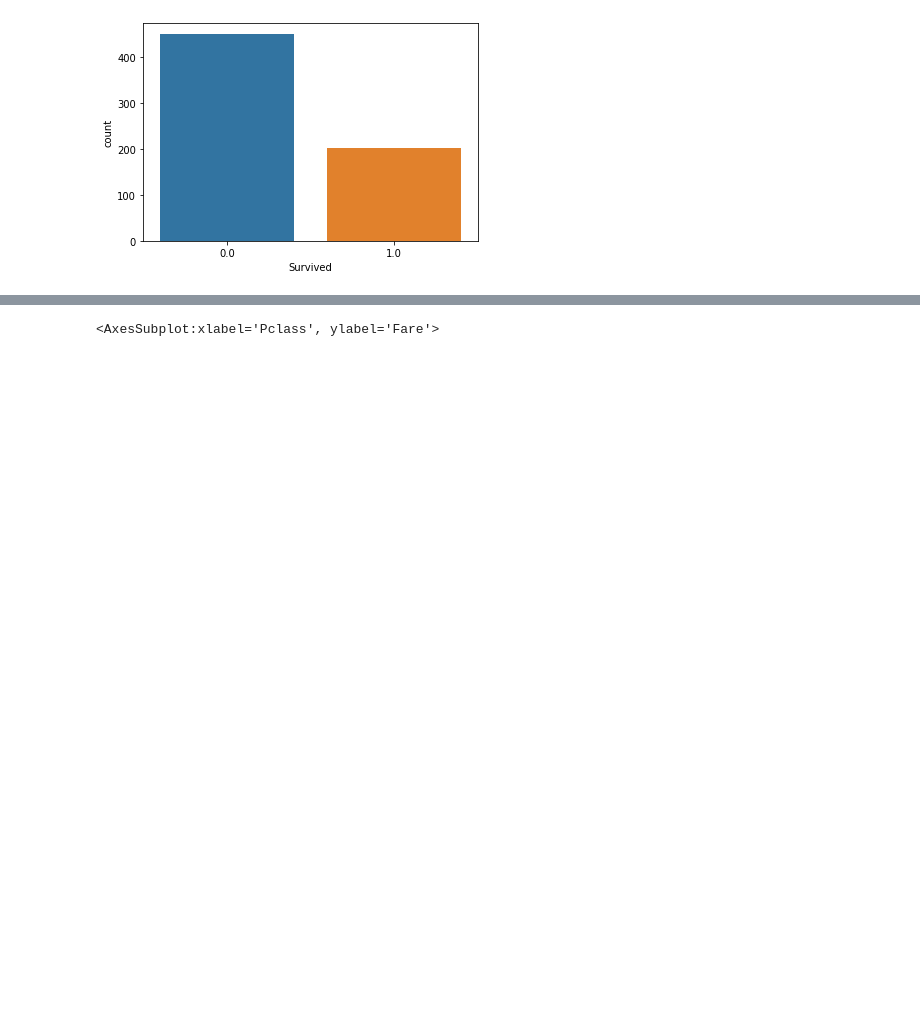
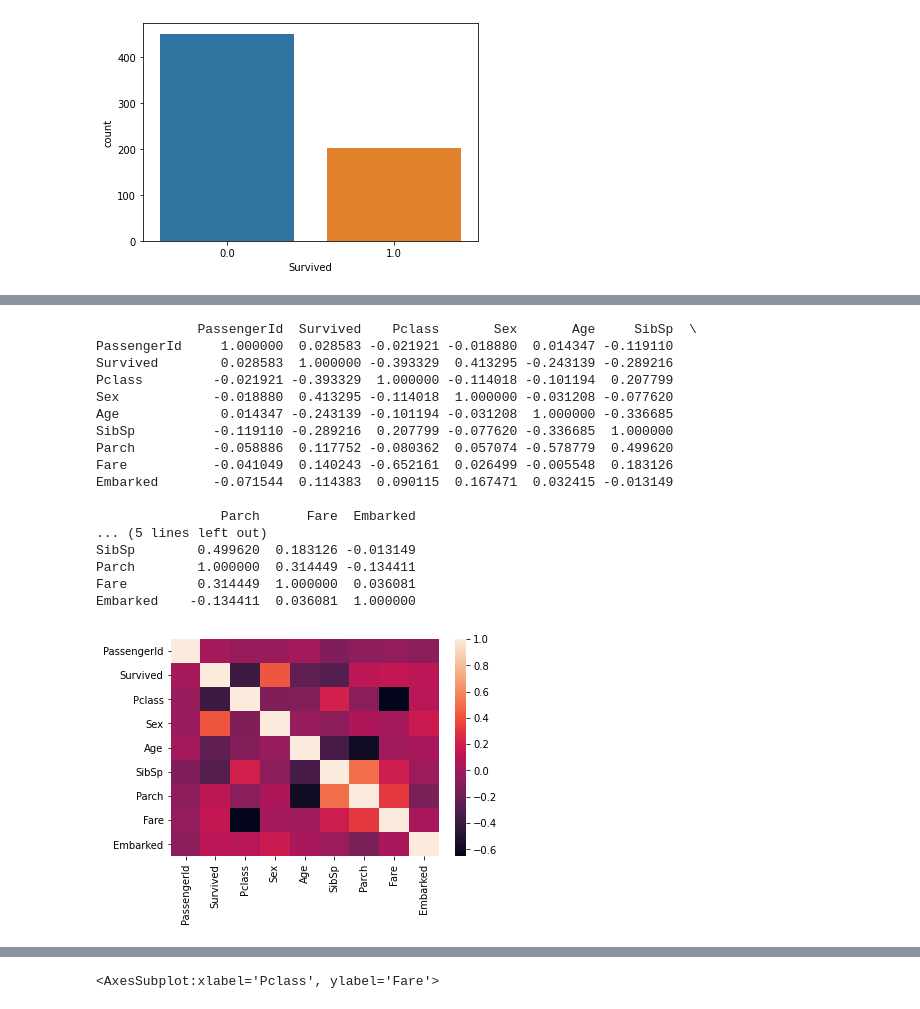
Before and after one commit to kanameg/ml4se, a Jupyter notebook: python/src/data_analysis.ipynb, the cells around one changed output, grey strips where cells are left out. Drawn from its saved outputs; the diff is of its cells as text; code cells hidden in the pictures; blank space fills up the shorter version.

```diff
--- a/python/src/data_analysis.ipynb
+++ b/python/src/data_analysis.ipynb
@@ -152 +160,25 @@ data[(data['Fare'] > 100) & (data['Sex'] == 'male')]
+# %%
+""" ヒートマップ
+"""
+sns.heatmap(data[(data['Age'] < 20)].corr())
+print(data[(data['Age'] < 20)].corr())
+# %% [output]
+             PassengerId  Survived    Pclass       Sex       Age     SibSp  \
+PassengerId     1.000000  0.028583 -0.021921 -0.018880  0.014347 -0.119110
+Survived        0.028583  1.000000 -0.393329  0.413295 -0.243139 -0.289216
+Pclass         -0.021921 -0.393329  1.000000 -0.114018 -0.101194  0.207799
+Sex            -0.018880  0.413295 -0.114018  1.000000 -0.031208 -0.077620
+Age             0.014347 -0.243139 -0.101194 -0.031208  1.000000 -0.336685
+SibSp          -0.119110 -0.289216  0.207799 -0.077620 -0.336685  1.000000
+Parch          -0.058886  0.117752 -0.080362  0.057074 -0.578779  0.499620
+Fare           -0.041049  0.140243 -0.652161  0.026499 -0.005548  0.183126
+Embarked       -0.071544  0.114383  0.090115  0.167471  0.032415 -0.013149
+
+                Parch      Fare  Embarked
+... (5 lines left out)
+SibSp        0.499620  0.183126 -0.013149
+Parch        1.000000  0.314449 -0.134411
+Fare         0.314449  1.000000  0.036081
+Embarked    -0.134411  0.036081  1.000000
+[figure, added]
 # %%
```
Also changed, not shown: parts of 22 cells of this notebook.
